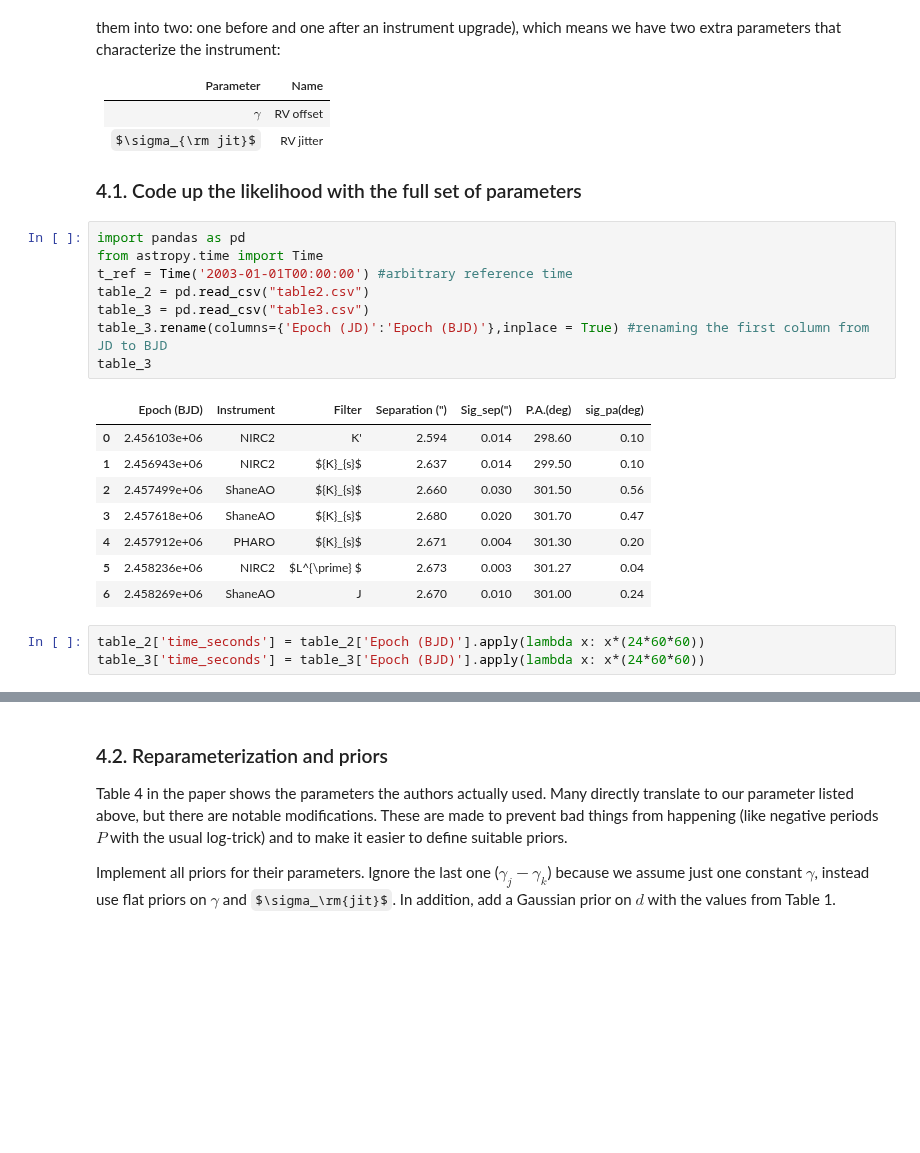
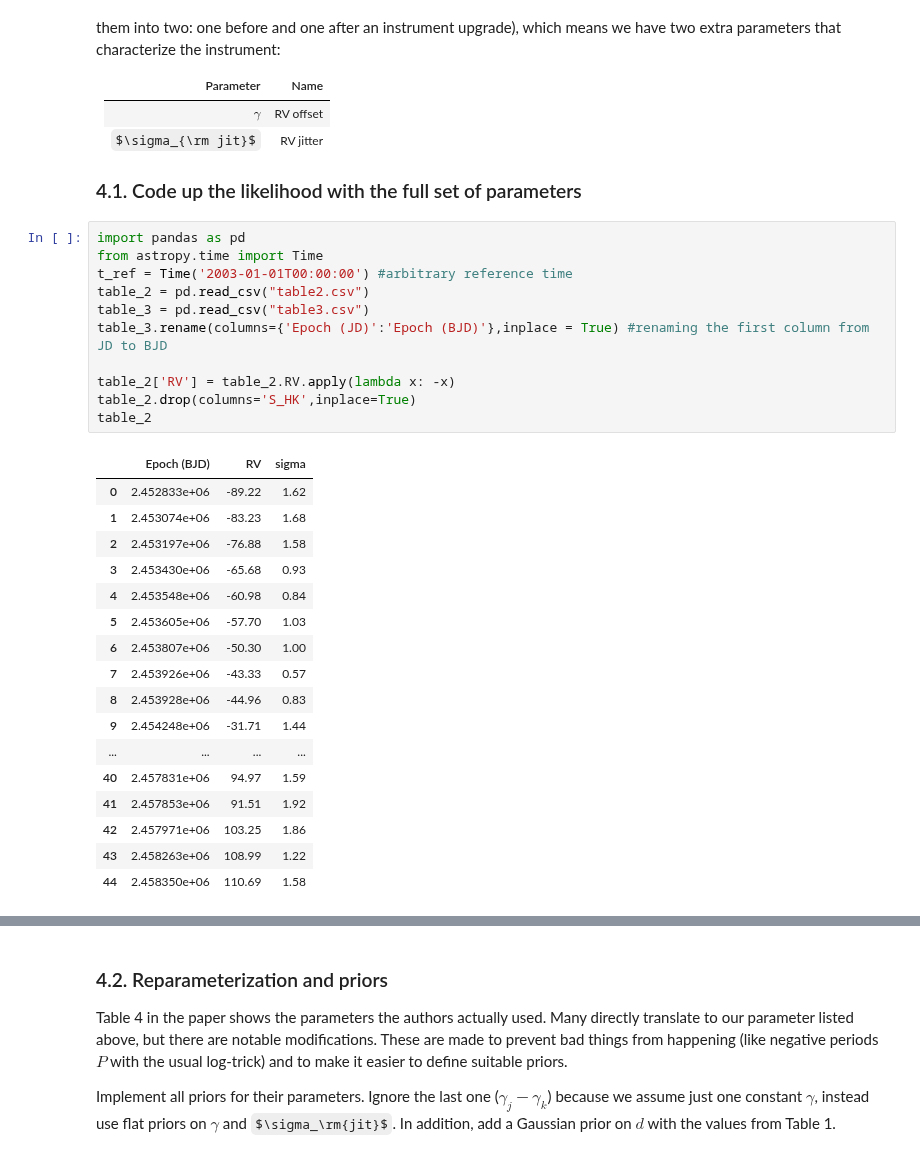
Before and after one commit to m4ese/astroResearchMethods, a Jupyter notebook: FinalProject.ipynb, the cells around one changed output, grey strips where cells are left out. Saved outputs shown, nothing was run; the diff lists cells and outputs as text; some formulas as TeX source; blank space fills up the shorter version.

```diff
--- a/FinalProject.ipynb
+++ b/FinalProject.ipynb
@@ -572,20 +572,29 @@ In a slight simplification we will assume that the instrumental parameters are u
 # %%
 import pandas as pd
 from astropy.time import Time
 t_ref = Time('2003-01-01T00:00:00') #arbitrary reference time
 table_2 = pd.read_csv("table2.csv")
 table_3 = pd.read_csv("table3.csv")
 table_3.rename(columns={'Epoch (JD)':'Epoch (BJD)'},inplace = True) #renaming the first column from JD to BJD
-table_3
+
+table_2['RV'] = table_2.RV.apply(lambda x: -x)
+table_2.drop(columns='S_HK',inplace=True)
+table_2
 # %% [output]
-|  | Epoch (BJD) | Instrument | Filter | Separation (") | Sig_sep(") | P.A.(deg) | sig_pa(deg) |
-| 0 | 2.456103e+06 | NIRC2 | K' | 2.594 | 0.014 | 298.60 | 0.10 |
-| 1 | 2.456943e+06 | NIRC2 | ${K}_{s}$ | 2.637 | 0.014 | 299.50 | 0.10 |
-| 2 | 2.457499e+06 | ShaneAO | ${K}_{s}$ | 2.660 | 0.030 | 301.50 | 0.56 |
-| 3 | 2.457618e+06 | ShaneAO | ${K}_{s}$ | 2.680 | 0.020 | 301.70 | 0.47 |
-| 4 | 2.457912e+06 | PHARO | ${K}_{s}$ | 2.671 | 0.004 | 301.30 | 0.20 |
-| 5 | 2.458236e+06 | NIRC2 | $L^{\prime} $ | 2.673 | 0.003 | 301.27 | 0.04 |
-| 6 | 2.458269e+06 | ShaneAO | J | 2.670 | 0.010 | 301.00 | 0.24 |
+|  | Epoch (BJD) | RV | sigma |
+| 0 | 2.452833e+06 | -89.22 | 1.62 |
+| 1 | 2.453074e+06 | -83.23 | 1.68 |
+| 2 | 2.453197e+06 | -76.88 | 1.58 |
+| 3 | 2.453430e+06 | -65.68 | 0.93 |
+| 4 | 2.453548e+06 | -60.98 | 0.84 |
+| 5 | 2.453605e+06 | -57.70 | 1.03 |
+| 6 | 2.453807e+06 | -50.30 | 1.00 |
+| 7 | 2.453926e+06 | -43.33 | 0.57 |
+| 8 | 2.453928e+06 | -44.96 | 0.83 |
+| 9 | 2.454248e+06 | -31.71 | 1.44 |
+| ... | ... | ... | ... |
+| 40 | 2.457831e+06 | 94.97 | 1.59 |
+| 41 | 2.457853e+06 | 91.51 | 1.92 |
+| 42 | 2.457971e+06 | 103.25 | 1.86 |
+| 43 | 2.458263e+06 | 108.99 | 1.22 |
+| 44 | 2.458350e+06 | 110.69 | 1.58 |
-# %%
-table_2['time_seconds'] = table_2['Epoch (BJD)'].apply(lambda x: x*(24*60*60))
-table_3['time_seconds'] = table_3['Epoch (BJD)'].apply(lambda x: x*(24*60*60))
```
Also changed, not shown: parts of 12 cells of this notebook.
